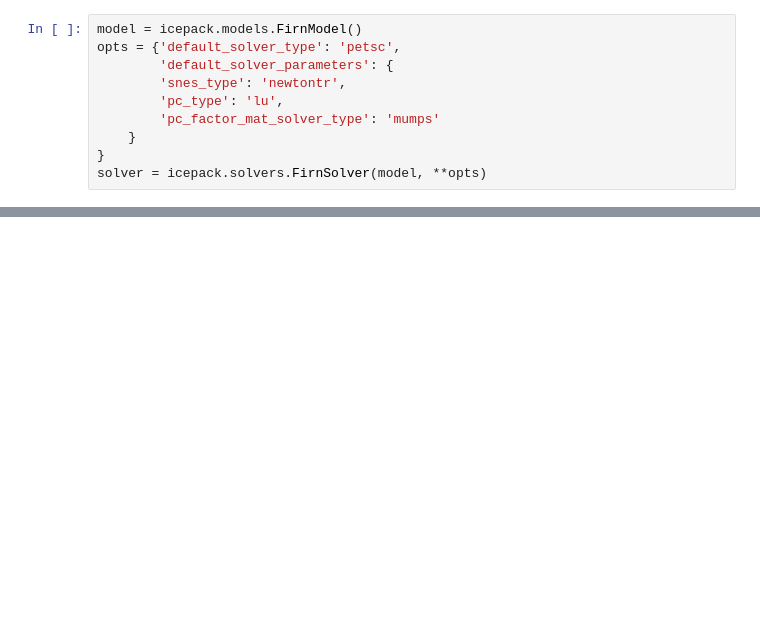
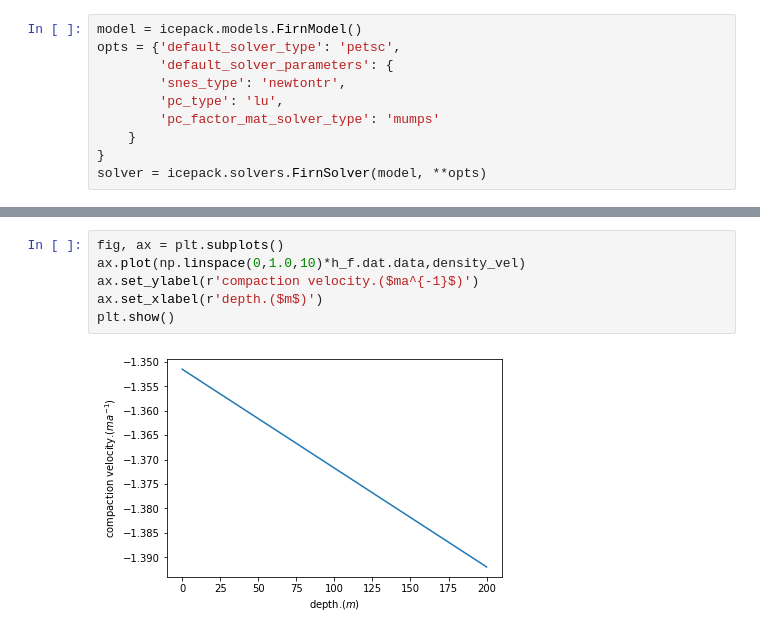
Before and after one commit to jabadge/icepack, a Jupyter notebook: notebooks/tutorials/09-firn.ipynb, the cells around one changed output, grey strips where cells are left out. Saved outputs shown, nothing was run; the diff lists cells and outputs as text; blank space fills up the shorter version.

```diff
--- a/notebooks/tutorials/09-firn.ipynb
+++ b/notebooks/tutorials/09-firn.ipynb
@@ -102,0 +137,8 @@ for step in range(num_steps):
+# %%
+fig, ax = plt.subplots()
+ax.plot(np.linspace(0,1.0,10)*h_f.dat.data,density_vel)
+ax.set_ylabel(r'compaction velocity.($ma^{-1}$)')
+ax.set_xlabel(r'depth.($m$)')
+plt.show()
+# %% [output]
+[figure, added]
```
Also changed, not shown: parts of 9 cells of this notebook, 2 other files.
